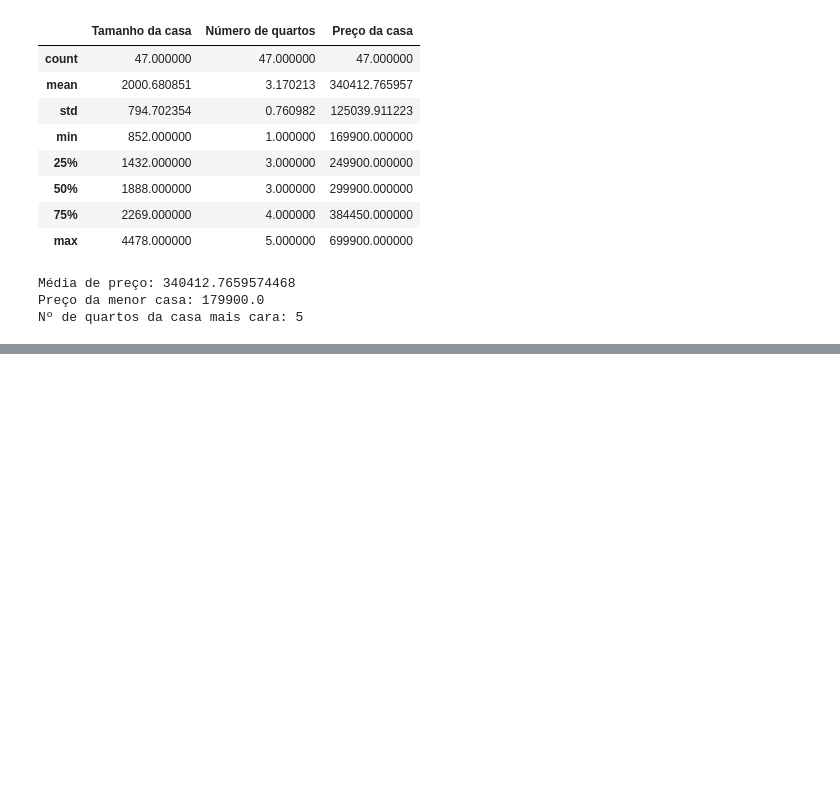
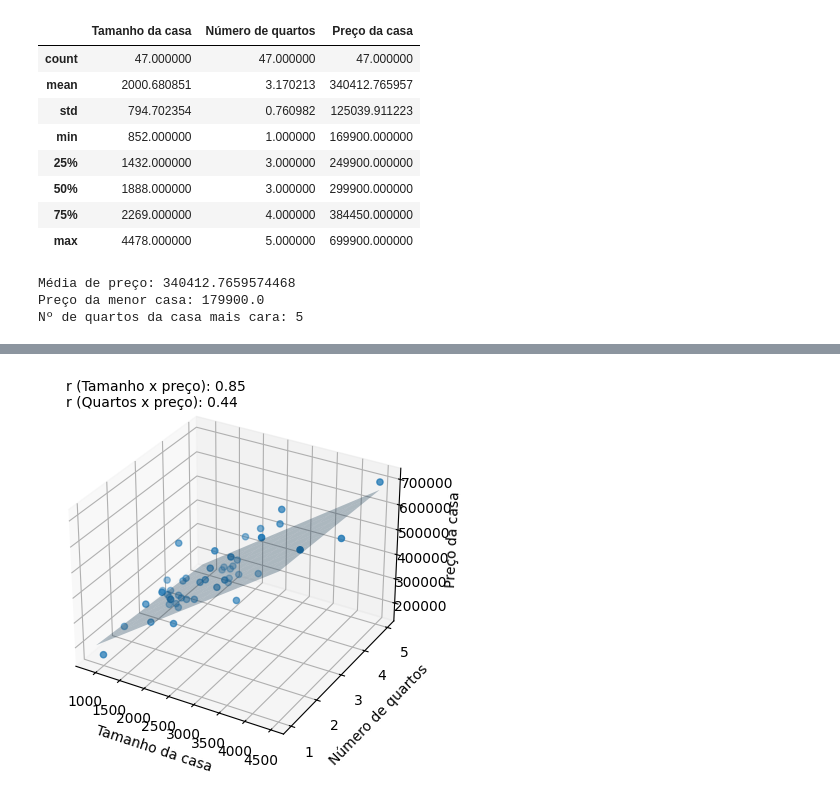
Before and after one commit to Marlon-Sbardelatti/machine-learning, a Jupyter notebook: trabalho-01/rmdemo.ipynb, the cells around one changed output, grey strips where cells are left out. Saved outputs shown, nothing was run; the diff lists cells and outputs as text; code cells hidden in the pictures; blank space fills up the shorter version.

```diff
--- a/trabalho-01/rmdemo.ipynb
+++ b/trabalho-01/rmdemo.ipynb
@@ -46,0 +86,48 @@ Nº de quartos da casa mais cara: 5
+# %%
+from typing import List
+from mpl_toolkits.mplot3d import Axes3D
+
+def regmultipla(X: np.ndarray, y:np.ndarray) -> np.ndarray: # para matrizes
+  X = np.c_[np.ones(X.shape[0]), X] # adicionar coluna com 1 à esquerda
+
+  transposed_matrix = X.T
+  inverted_matrix = np.linalg.inv(transposed_matrix @ X)
+  beta = inverted_matrix @ transposed_matrix @ y
+
+  return beta
+
+b0, b1, b2 = regmultipla(x, y) # e)
+
+x1 = x[Column.HOUSE_SIZE.value] # x1 = x[:, 0]
+x2 = x[Column.ROOMS.value] # x2 = x[:, 1]
+
+figure = plt.figure()
+ax = figure.add_subplot(111, projection='3d')
+
+ax.scatter(x1, x2, y)
+
+x1_surf, x2_surf = np.meshgrid(
+    np.linspace(x1.min(), x1.max(), 10),
+    np.linspace(x2.min(), x2.max(), 10)
+)
+y_surf = b0 + b1 * x1_surf + b2 * x2_surf  # f)
+
+ax.plot_surface(x1_surf, x2_surf, y_surf, alpha=0.3)
+
+ax.set_xlabel(Column.HOUSE_SIZE.value)
+ax.set_ylabel(Column.ROOMS.value)
+ax.set_zlabel(Column.HOUSE_PRICE.value)
+
+corr_size_price = np.corrcoef(x1, y)[0, 1]
+corr_rooms_price = np.corrcoef(x2, y)[0, 1]
+
+texto= (
+    f"r (Tamanho x preço): {corr_size_price:.2f}\n"
+    f"r (Quartos x preço): {corr_rooms_price:.2f}"
+)
+
+ax.text2D(0.05, 0.95, texto, transform=ax.transAxes)
+
+plt.show()
+# %% [output]
+[figure, added]
```
Also changed, not shown: parts of 4 cells of this notebook.
